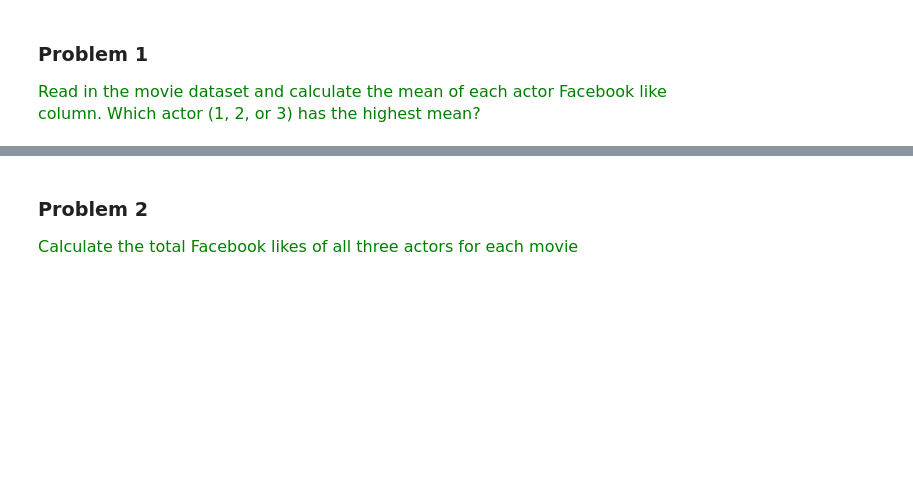
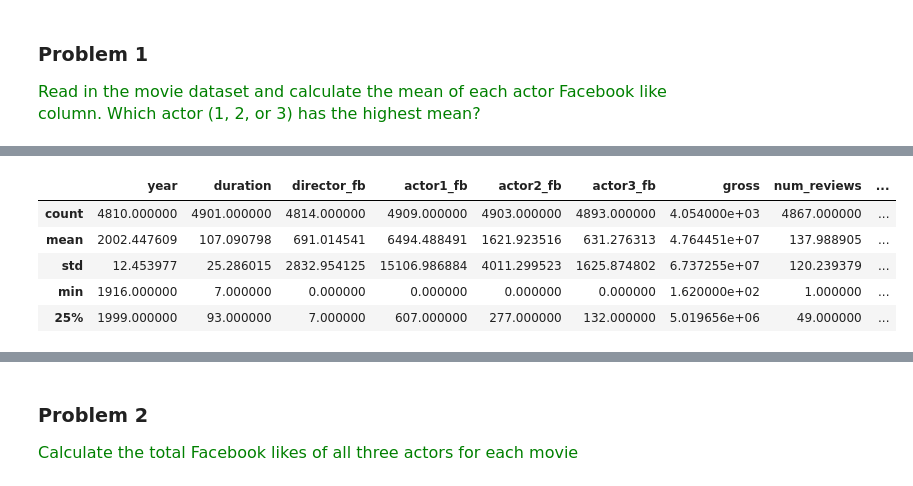
Before and after one commit to estefaniaakers/dunder-data, a Jupyter notebook: dunder-data-bootcamp/02. Essential Commands/06. DataFrame Descriptive Statistic Methods.ipynb, the cells around one changed output, grey strips where cells are left out. Saved outputs shown, nothing was run; the diff lists cells and outputs as text; code cells hidden in the pictures; blank space fills up the shorter version.

```diff
--- a/dunder-data-bootcamp/02. Essential Commands/06. DataFrame Descriptive Statistic Methods.ipynb
+++ b/dunder-data-bootcamp/02. Essential Commands/06. DataFrame Descriptive Statistic Methods.ipynb
@@ -152,0 +330,9 @@ movie = pd.read_csv('../data/movie.csv', index_col='title')
+# %%
+movie.describe().head()
+# %% [output]
+|  | year | duration | director_fb | actor1_fb | actor2_fb | actor3_fb | gross | num_reviews | ... |
+| count | 4810.000000 | 4901.000000 | 4814.000000 | 4909.000000 | 4903.000000 | 4893.000000 | 4.054000e+03 | 4867.000000 | ... |
+| mean | 2002.447609 | 107.090798 | 691.014541 | 6494.488491 | 1621.923516 | 631.276313 | 4.764451e+07 | 137.988905 | ... |
+| std | 12.453977 | 25.286015 | 2832.954125 | 15106.986884 | 4011.299523 | 1625.874802 | 6.737255e+07 | 120.239379 | ... |
+| min | 1916.000000 | 7.000000 | 0.000000 | 0.000000 | 0.000000 | 0.000000 | 1.620000e+02 | 1.000000 | ... |
+| 25% | 1999.000000 | 93.000000 | 7.000000 | 607.000000 | 277.000000 | 132.000000 | 5.019656e+06 | 49.000000 | ... |
```
Also changed, not shown: parts of 44 cells of this notebook.
